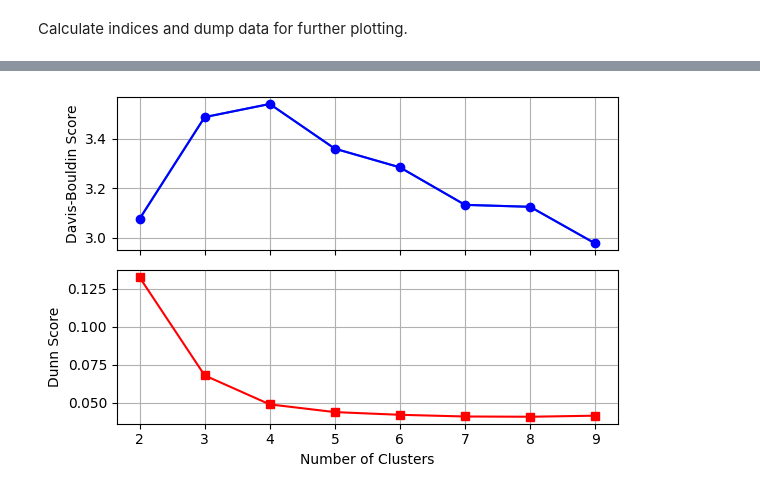
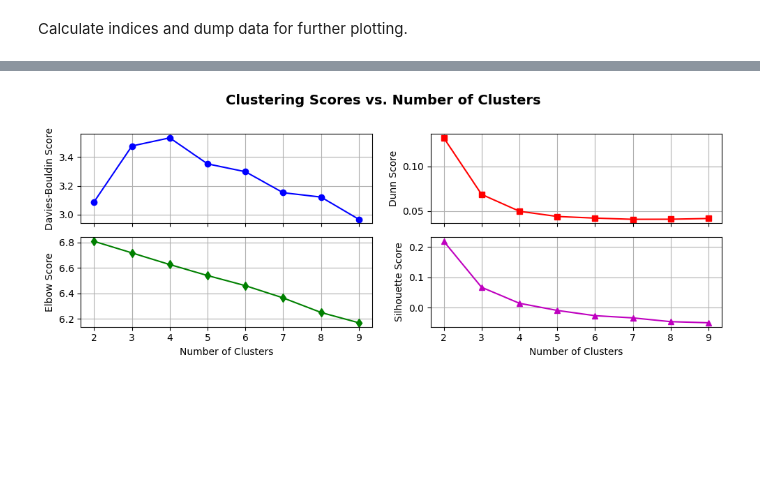
Before and after one commit to mtsizh/galaxy-morphology-manifold-learning, a Jupyter notebook: clustering.ipynb, the cells around one changed output, grey strips where cells are left out. Saved outputs shown, nothing was run; the diff lists cells and outputs as text; code cells hidden in the pictures; blank space fills up the shorter version.

Commit message:
new scores added

```diff
--- a/clustering.ipynb
+++ b/clustering.ipynb
@@ -162,36 +168,51 @@ Execution stopped by user. Exiting gracefully.
 # %%
 import matplotlib.pyplot as plt
 import json
 import numpy as np
 
-dump_file = './drive/MyDrive/scores.json'
+# Load the scores from file
+dump_file = './scores.json'
 
+with open(dump_file, 'r') as in_file:
+  all_scores = json.load(in_file)
 
-with open(dump_file, 'r+') as in_file:
-  all_scores = json.load(in_file)
-  db_scores = np.array(all_scores['db'])
-  db_scores = np.mean(db_scores, axis=0)
-  dunn_scores = np.array(all_scores['dunn'])
-  if np.any(dunn_scores):
-    dunn_scores = np.mean(dunn_scores, axis=0)
+# Convert lists to NumPy arrays and compute means
+db_scores = np.mean(np.array(all_scores['db']), axis=0)
+dunn_scores = np.mean(np.array(all_scores['dunn']), axis=0)
+elbow_scores = np.mean(np.array(all_scores['elbow']), axis=0)
+silhouette_scores = np.mean(np.array(all_scores['silhouette']), axis=0)
 
-fig, ax = plt.subplots(2, 1, sharex=True, figsize=(6, 4))
-ax[0].plot(range(2, 10), db_scores)
+clusters = np.arange(2, 10)  # X-axis values
 
-# First plot - Davis-Bouldin Score
-ax[0].plot(range(2, 10), db_scores, marker='o', linestyle='-', color='b')
-ax[0].set_ylabel("Davis-Bouldin Score")
-ax[0].grid(True)
+# Create subplots (2x2 grid)
+fig, axes = plt.subplots(2, 2, figsize=(10, 4), sharex=True)
+fig.suptitle("Clustering Scores vs. Number of Clusters", fontsize=14, fontweight="bold")
 
-# Second plot - Dunn Score
+# Plot Davies-Bouldin Score
+axes[0, 0].plot(clusters, db_scores, marker='o', linestyle='-', color='b')
+axes[0, 0].set_ylabel("Davies-Bouldin Score")
+axes[0, 0].grid(True)
+
+# Plot Dunn Score (if available)
 if np.any(dunn_scores):
-  ax[1].plot(range(2, 10), dunn_scores, marker='s', linestyle='-', color='r')
-ax[1].set_ylabel("Dunn Score")
-ax[1].set_xlabel("Number of Clusters")
-ax[1].grid(True)
+  axes[0, 1].plot(clusters, dunn_scores, marker='s', linestyle='-', color='r')
+axes[0, 1].set_ylabel("Dunn Score")
+axes[0, 1].grid(True)
 
+# Plot Elbow Score (Inertia)
+axes[1, 0].plot(clusters, elbow_scores, marker='d', linestyle='-', color='g')
+axes[1, 0].set_ylabel("Elbow Score")
+axes[1, 0].set_xlabel("Number of Clusters")
+axes[1, 0].grid(True)
 
-plt.tight_layout()
+# Plot Silhouette Score (if available)
+if np.any(silhouette_scores):
+  axes[1, 1].plot(clusters, silhouette_scores, marker='^', linestyle='-', color='m')
+axes[1, 1].set_ylabel("Silhouette Score")
+axes[1, 1].set_xlabel("Number of Clusters")
+axes[1, 1].grid(True)
+
+plt.tight_layout(rect=[0, 0, 1, 0.96])  # Adjust layout to fit title
 plt.show()
 # %% [output]
-[figure, old version]
+[figure, new version]
```
Also changed, not shown: parts of 2 cells of this notebook.
